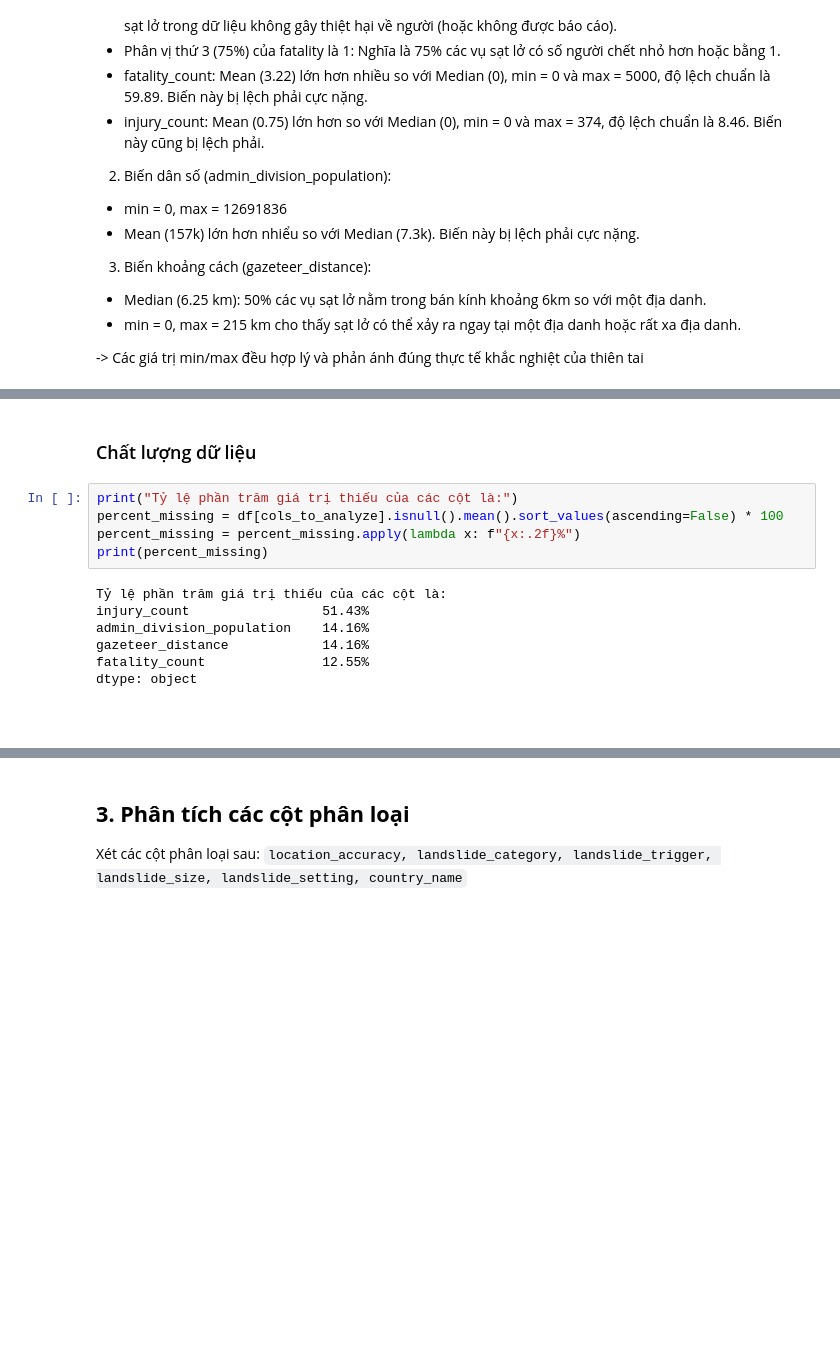
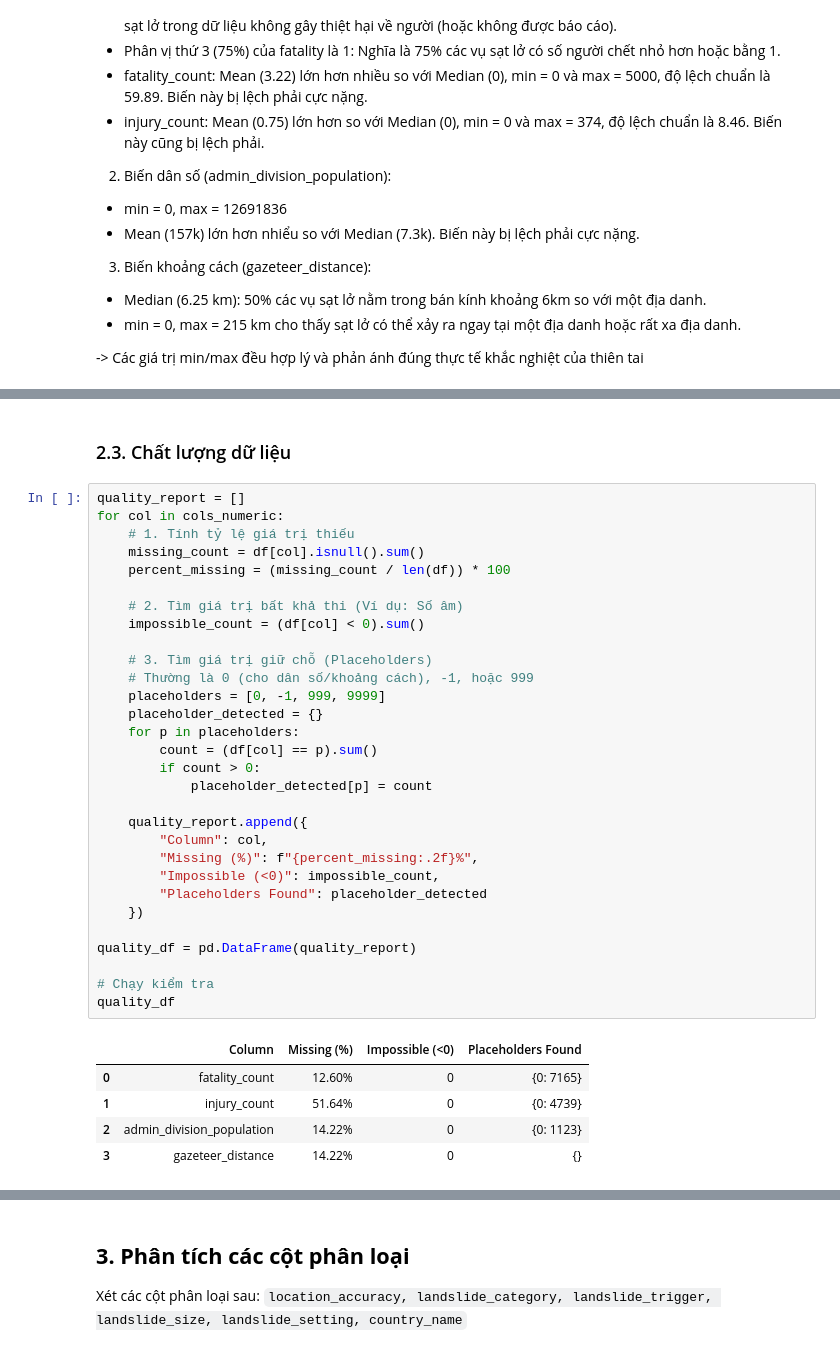
Before and after one commit to tientien01/Global-Landslide-Catalog-NASA-Analysis, a Jupyter notebook: notebook/02_data_exploration.ipynb, the cells around one changed output, grey strips where cells are left out. Cells and saved outputs as stored; diff of their text form; blank space fills up the shorter version.

Commit message:
feat: update data exploration 4

```diff
--- a/notebook/02_data_exploration.ipynb
+++ b/notebook/02_data_exploration.ipynb
@@ -374,16 +426,38 @@ plt.show()
 # %% [markdown]
-### Chất lượng dữ liệu
+### 2.3. Chất lượng dữ liệu
-# %%
-print("Tỷ lệ phần trăm giá trị thiếu của các cột là:")
-percent_missing = df[cols_to_analyze].isnull().mean().sort_values(ascending=False) * 100
-percent_missing = percent_missing.apply(lambda x: f"{x:.2f}%")
-print(percent_missing)
-# %% [output]
-Tỷ lệ phần trăm giá trị thiếu của các cột là:
-injury_count                 51.43%
-admin_division_population    14.16%
-gazeteer_distance            14.16%
-fatality_count               12.55%
-dtype: object
-# %% [markdown]
-###
+# %%
+quality_report = []
+for col in cols_numeric:
+    # 1. Tính tỷ lệ giá trị thiếu
+    missing_count = df[col].isnull().sum()
+    percent_missing = (missing_count / len(df)) * 100
+
+    # 2. Tìm giá trị bất khả thi (Ví dụ: Số âm)
+    impossible_count = (df[col] < 0).sum()
+
+    # 3. Tìm giá trị giữ chỗ (Placeholders)
+    # Thường là 0 (cho dân số/khoảng cách), -1, hoặc 999
+    placeholders = [0, -1, 999, 9999]
+    placeholder_detected = {}
+    for p in placeholders:
+        count = (df[col] == p).sum()
+        if count > 0:
+            placeholder_detected[p] = count
+
+    quality_report.append({
+        "Column": col,
+        "Missing (%)": f"{percent_missing:.2f}%",
+        "Impossible (<0)": impossible_count,
+        "Placeholders Found": placeholder_detected
+    })
+
+quality_df = pd.DataFrame(quality_report)
+
+# Chạy kiểm tra
+quality_df
+# %% [output]
+|  | Column | Missing (%) | Impossible (<0) | Placeholders Found |
+| 0 | fatality_count | 12.60% | 0 | {0: 7165} |
+| 1 | injury_count | 51.64% | 0 | {0: 4739} |
+| 2 | admin_division_population | 14.22% | 0 | {0: 1123} |
+| 3 | gazeteer_distance | 14.22% | 0 | {} |
```
Also changed, not shown: parts of 12 cells of this notebook.
